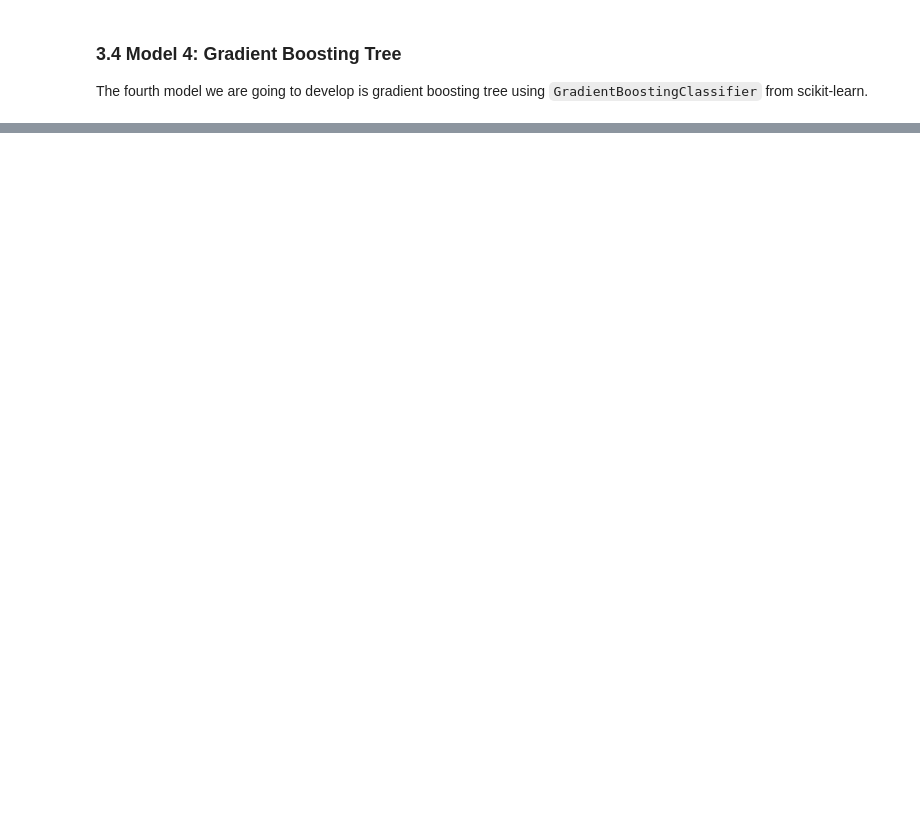
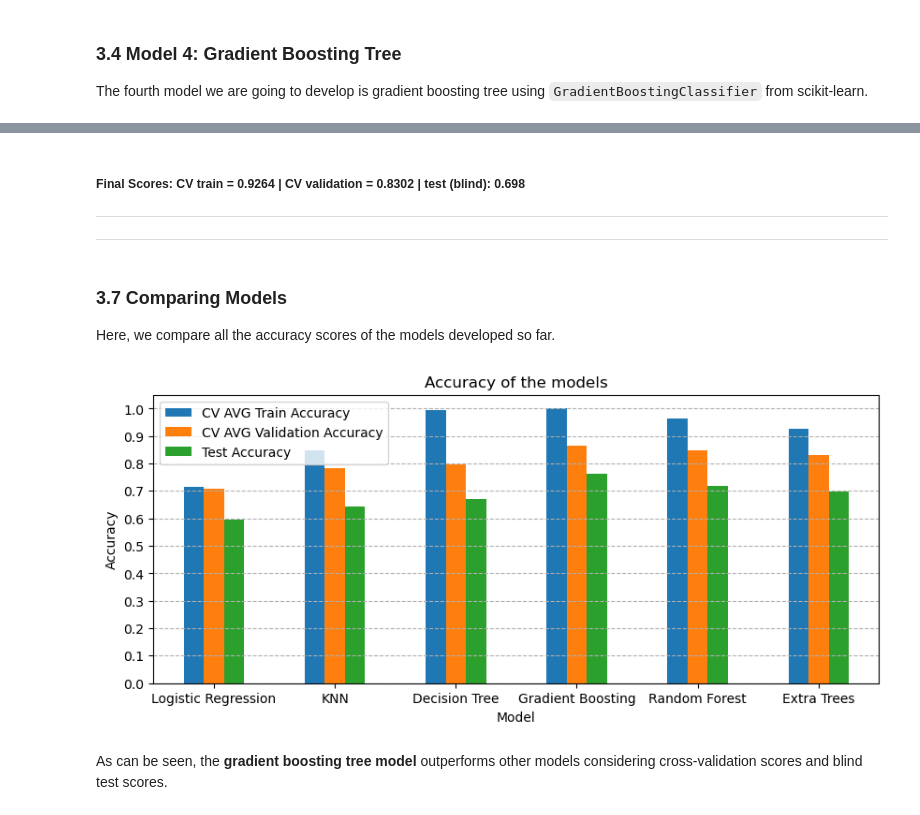
Before and after one commit to Behzad-h/forest_covertypes, a Jupyter notebook: forest_model_training.ipynb, the cells around one changed output, grey strips where cells are left out. Cells and saved outputs as stored; diff of their text form; code cells hidden in the pictures; blank space fills up the shorter version.

Commit message:
completing modeling part

```diff
--- a/forest_model_training.ipynb
+++ b/forest_model_training.ipynb
@@ -347,0 +504,3 @@ x_train_scaled.iloc[:,:12].info()
+# %%
+# based on Kaggle
+accuracy_rf_test = 0.719
@@ -347,0 +514,10 @@ x_train_scaled.iloc[:,:12].info()
+# %%
+model = ExtraTreesClassifier()
+param_grid = {'n_estimators': [100,200,300,400],
+              'bootstrap':    [True],
+              'max_depth':    Integer(1,20),
+              'max_features': Integer(1,16),
+              'max_samples':  [0.1,0.2,0.3,0.4,0.5,0.6,0.7,0.8,0.9,0.999999]}
+cv = RepeatedKFold(n_splits=5, n_repeats=1, random_state=1)
+search6 = BayesSearchCV(estimator=model, search_spaces=param_grid, n_iter=10, cv=cv, n_jobs=-1, return_train_score=True, random_state=1, verbose=0)
+search6.fit(x_train_scaled, y_train)
@@ -347,0 +536,7 @@ x_train_scaled.iloc[:,:12].info()
+# %%
+accuracy_et_cv_train = search6.cv_results_['mean_train_score'][search6.best_index_].round(4)
+accuracy_et_cv_val = search6.cv_results_['mean_test_score'][search6.best_index_].round(4)
+
+print(f"Optimal hyperparameters of the model = {search6.best_params_}")
+print(f"CV AVG train score of the model = {accuracy_et_cv_train}")
+print(f"CV AVG validation score of the model = {accuracy_et_cv_val}")
@@ -347,0 +585,30 @@ x_train_scaled.iloc[:,:12].info()
+# %%
+# based on Kaggle
+accuracy_et_test = 0.698
+# %% [markdown]
+##### **Final Scores: CV train = 0.9264 | CV validation = 0.8302 | test (blind): 0.698** <br>
+_________________________________________________________________________________________________________________________________________________
+_________________________________________________________________________________________________________________________________________________
+# %% [markdown]
+### **3.7 Comparing Models**
+Here, we compare all the accuracy scores of the models developed so far. <br>
+# %%
+# compare accuracy of the models (CV train, CV validation, test)
+accuracy = pd.DataFrame({'Model': ['Logistic Regression', 'KNN', 'Decision Tree', 'Gradient Boosting', 'Random Forest', 'Extra Trees'],
+                            'CV AVG Train Accuracy': [accuracy_lr_cv_train, accuracy_knn_cv_train, accuracy_dt_cv_train, accuracy_gbt_cv_train, accuracy_rf_cv_train, accuracy_et_cv_train],
+                            'CV AVG Validation Accuracy': [accuracy_lr_cv_val, accuracy_knn_cv_val, accuracy_dt_cv_val, accuracy_gbt_cv_val, accuracy_rf_cv_val, accuracy_et_cv_val],
+                            'Test Accuracy': [accuracy_lr_test, accuracy_knn_test, accuracy_dt_test, accuracy_gbt_test, accuracy_rf_test, accuracy_et_test]})
+accuracy.sort_values(by='Test Accuracy', ascending=True)
+
+# plot the accuracy of the models (CV train, CV validation, test)
+accuracy.plot(x='Model', y=['CV AVG Train Accuracy', 'CV AVG Validation Accuracy', 'Test Accuracy'], kind='bar', figsize=(10,4), title='Accuracy of the models', rot=0)
+plt.ylabel('Accuracy')
+# set y axis values by 0.1 interval
+plt.yticks(np.arange(0, 1.1, 0.1))
+# Add horizontal grid lines for y axis
+plt.grid(axis='y', linestyle='--')
+plt.show()
+# %% [output]
+[figure, added]
+# %% [markdown]
+As can be seen, the **gradient boosting tree model** outperforms other models considering cross-validation scores and blind test scores.
```
Also changed, not shown: parts of 52 cells of this notebook.
